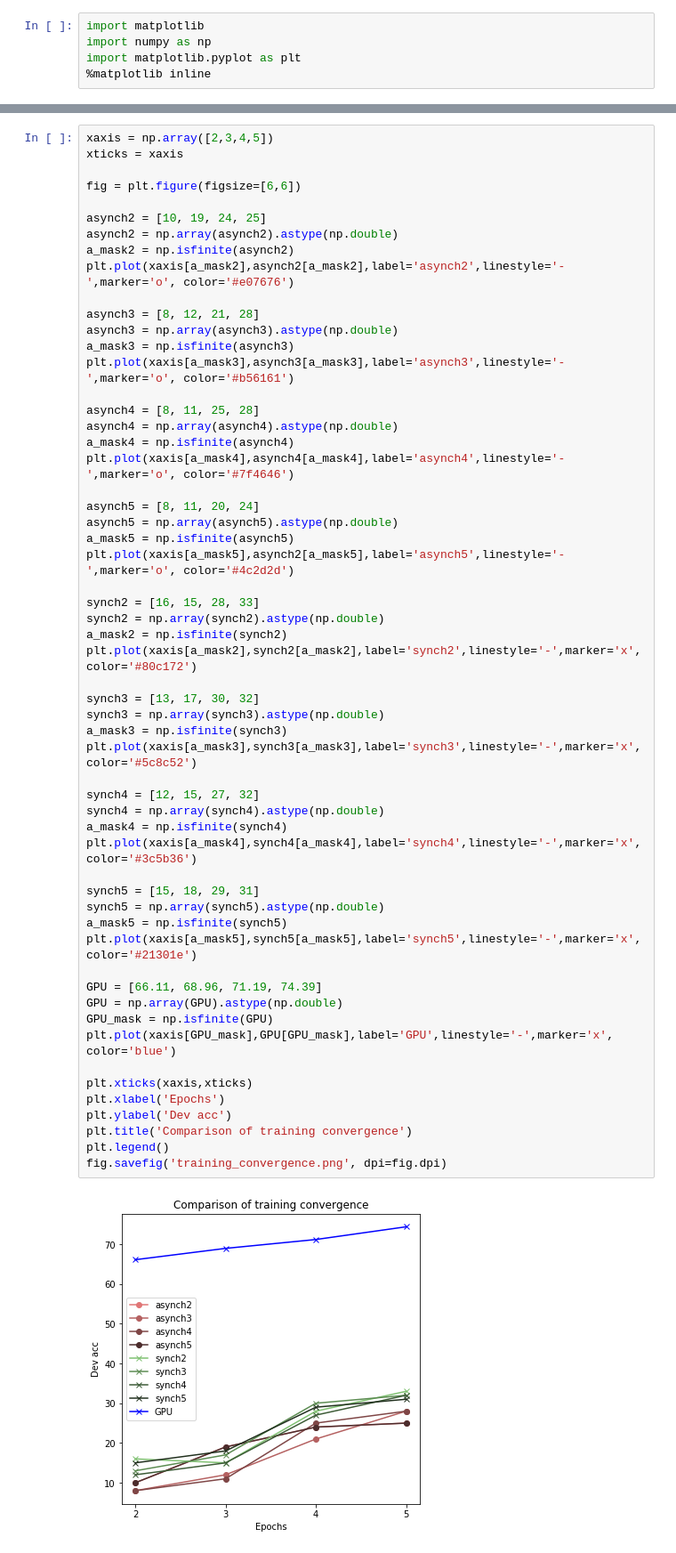
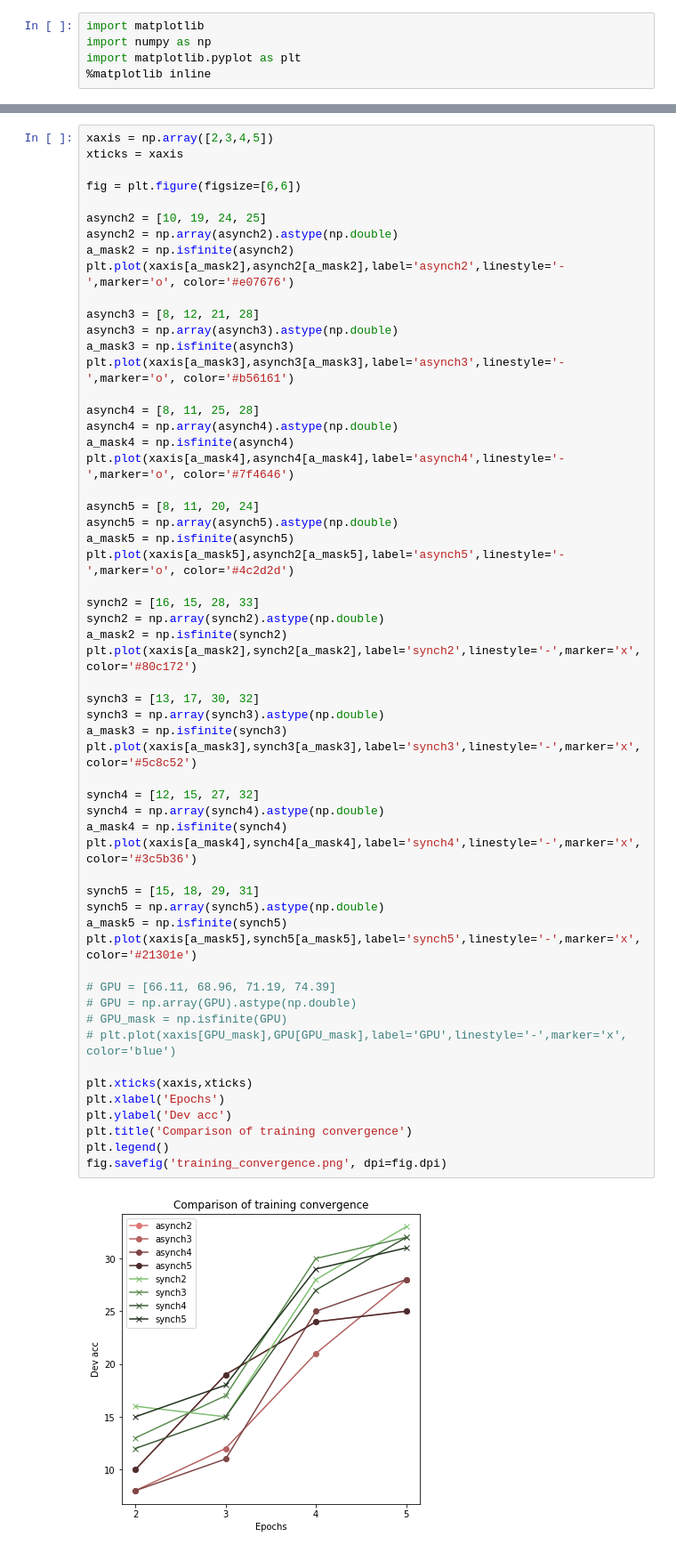
Before and after one commit to pmal19/CloudML, a Jupyter notebook: Plots.ipynb, the cells around one changed output, grey strips where cells are left out. Shown at 89% size. Saved outputs shown, nothing was run; the diff lists cells and outputs as text.

```diff
--- a/Plots.ipynb
+++ b/Plots.ipynb
@@ -55,35 +63,35 @@ a_mask5 = np.isfinite(asynch5)
 plt.plot(xaxis[a_mask5],asynch2[a_mask5],label='asynch5',linestyle='-',marker='o', color='#4c2d2d')
 
 synch2 = [16, 15, 28, 33]
 synch2 = np.array(synch2).astype(np.double)
 a_mask2 = np.isfinite(synch2)
 plt.plot(xaxis[a_mask2],synch2[a_mask2],label='synch2',linestyle='-',marker='x', color='#80c172')
 
 synch3 = [13, 17, 30, 32]
 synch3 = np.array(synch3).astype(np.double)
 a_mask3 = np.isfinite(synch3)
 plt.plot(xaxis[a_mask3],synch3[a_mask3],label='synch3',linestyle='-',marker='x', color='#5c8c52')
 
 synch4 = [12, 15, 27, 32]
 synch4 = np.array(synch4).astype(np.double)
 a_mask4 = np.isfinite(synch4)
 plt.plot(xaxis[a_mask4],synch4[a_mask4],label='synch4',linestyle='-',marker='x', color='#3c5b36')
 
 synch5 = [15, 18, 29, 31]
 synch5 = np.array(synch5).astype(np.double)
 a_mask5 = np.isfinite(synch5)
 plt.plot(xaxis[a_mask5],synch5[a_mask5],label='synch5',linestyle='-',marker='x', color='#21301e')
 
-GPU = [66.11, 68.96, 71.19, 74.39]
-GPU = np.array(GPU).astype(np.double)
-GPU_mask = np.isfinite(GPU)
-plt.plot(xaxis[GPU_mask],GPU[GPU_mask],label='GPU',linestyle='-',marker='x', color='blue')
+# GPU = [66.11, 68.96, 71.19, 74.39]
+# GPU = np.array(GPU).astype(np.double)
+# GPU_mask = np.isfinite(GPU)
+# plt.plot(xaxis[GPU_mask],GPU[GPU_mask],label='GPU',linestyle='-',marker='x', color='blue')
 
 plt.xticks(xaxis,xticks)
 plt.xlabel('Epochs')
 plt.ylabel('Dev acc')
 plt.title('Comparison of training convergence')
 plt.legend()
 fig.savefig('training_convergence.png', dpi=fig.dpi)
 # %% [output]
-[figure, old version]
+[figure, new version]
```
Also changed, not shown: parts of 6 cells of this notebook, 4 other files.
